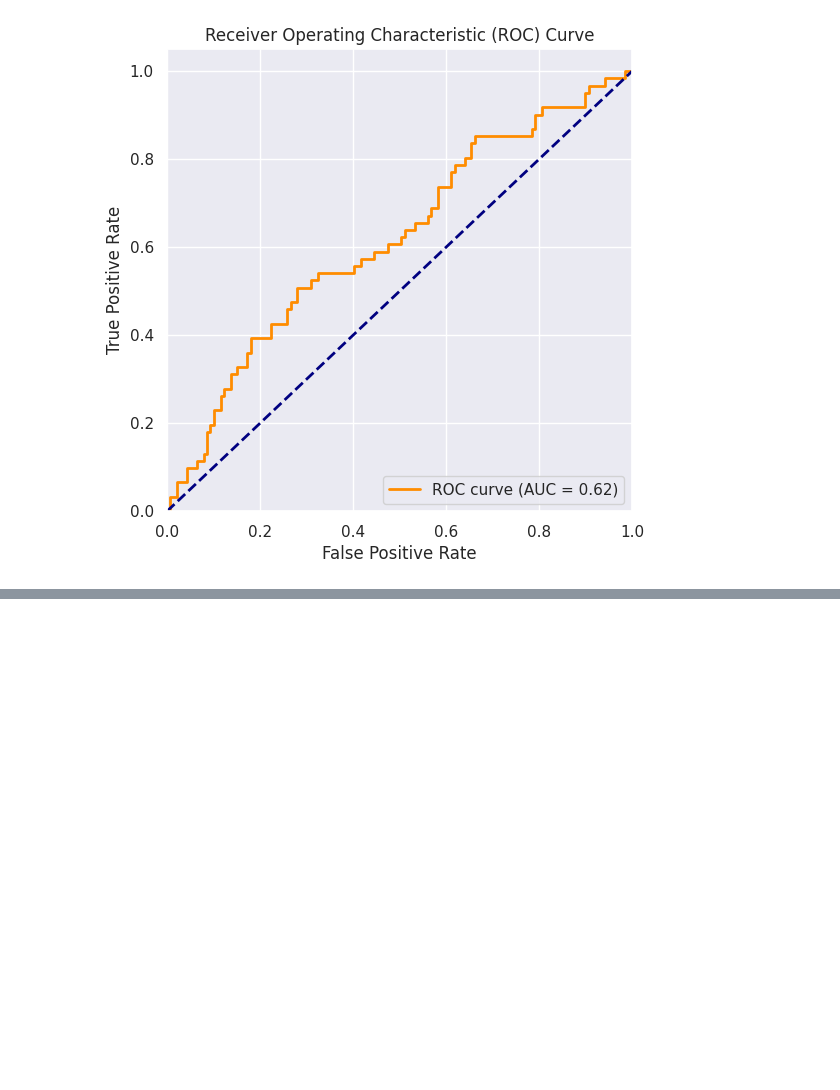
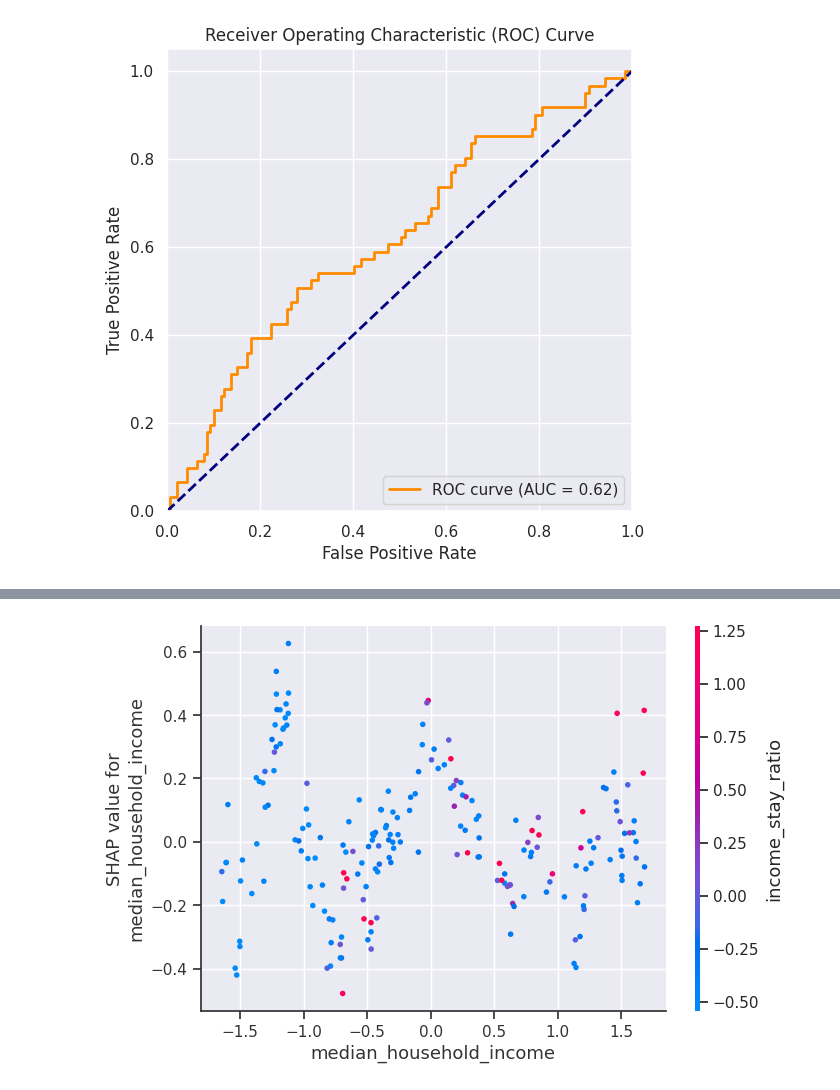
Before and after one commit to vanezp01/datalabs, a Jupyter notebook: readmission-analysis.ipynb, the cells around one changed output, grey strips where cells are left out. Cells and saved outputs as stored; diff of their text form; code cells hidden in the pictures; blank space fills up the shorter version.

```diff
--- a/readmission-analysis.ipynb
+++ b/readmission-analysis.ipynb
@@ -433,0 +423,4 @@ plt.show()
+# %%
+shap.dependence_plot("median_household_income", shap_values[1], X_test)
+# %% [output]
+[figure, added]
```
Also changed, not shown: parts of 8 cells of this notebook.
